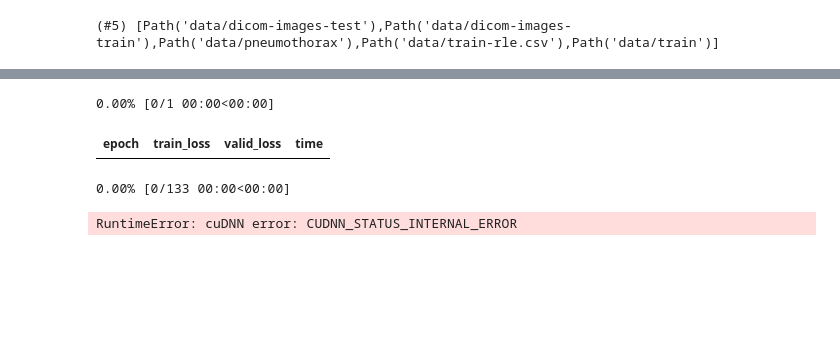
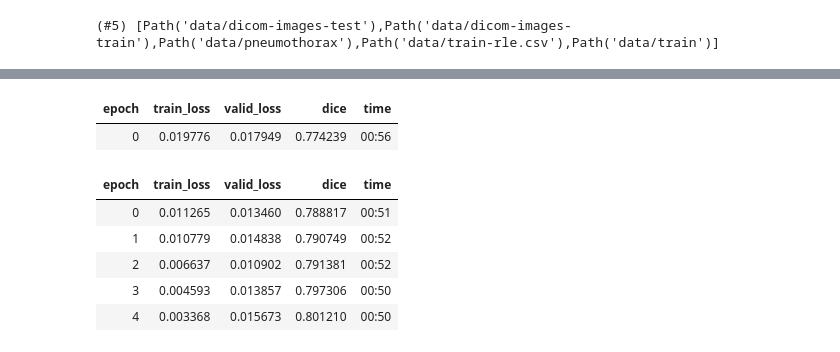
Before and after one commit to jarvislabsai/siim-acr, a Jupyter notebook: 2- Simple End 2 End.ipynb, the cells around one changed output, grey strips where cells are left out. Cells and saved outputs as stored; diff of their text form; code cells hidden in the pictures; blank space fills up the shorter version.

```diff
--- a/2- Simple End 2 End.ipynb
+++ b/2- Simple End 2 End.ipynb
@@ -1,5 +1,20 @@
 # %%
 from fastai.vision.all import *
+# %%
+def dice(input, targs, iou=False, eps=1e-8,sz=256):
+    #threshold for the number of predicted pixels
+    noise_th = 75.0*(sz/128.0)**2
+    best_thr0 = 0.2
+    n = targs.shape[0]
+    #input = torch.softmax(input, dim=1)[:,1,...].view(n,-1)
+    input = torch.sigmoid(input).view(n,-1)
+    input = (input > best_thr0).long()
+    input[input.sum(-1) < noise_th,...] = 0.0
+    targs = targs.view(n,-1)
+    intersect = (input * targs).sum(-1).float()
+    union = (input+targs).sum(-1).float()
+    if not iou: return ((2.0*intersect + eps) / (union+eps)).mean()
+    else: return ((intersect + eps) / (union - intersect + eps)).mean()
 # %%
 data_path = Path('data/')
 # %%
@@ -26,7 +39,13 @@ Downloading: "https://download.pytorch.org/models/resnet34-333f7ec4.pth" to /hom
-# %%
-learn.fine_tune(3)
-# %% [output]
-0.00% [0/1 00:00<00:00]
-| epoch | train_loss | valid_loss | time |
-0.00% [0/133 00:00<00:00]
-RuntimeError: cuDNN error: CUDNN_STATUS_INTERNAL_ERROR
+# %%
+learn = unet_learner(dls, resnet34, n_out=1, loss_func=BCEWithLogitsLossFlat(),metrics=dice)
+learn = learn.to_fp16()
+learn.fine_tune(5)
+# %% [output]
+| epoch | train_loss | valid_loss | dice | time |
+| 0 | 0.019776 | 0.017949 | 0.774239 | 00:56 |
+| epoch | train_loss | valid_loss | dice | time |
+| 0 | 0.011265 | 0.013460 | 0.788817 | 00:51 |
+| 1 | 0.010779 | 0.014838 | 0.790749 | 00:52 |
+| 2 | 0.006637 | 0.010902 | 0.791381 | 00:52 |
+| 3 | 0.004593 | 0.013857 | 0.797306 | 00:50 |
+| 4 | 0.003368 | 0.015673 | 0.801210 | 00:50 |
```
Also changed, not shown: parts of 14 cells of this notebook, 1 other file.
